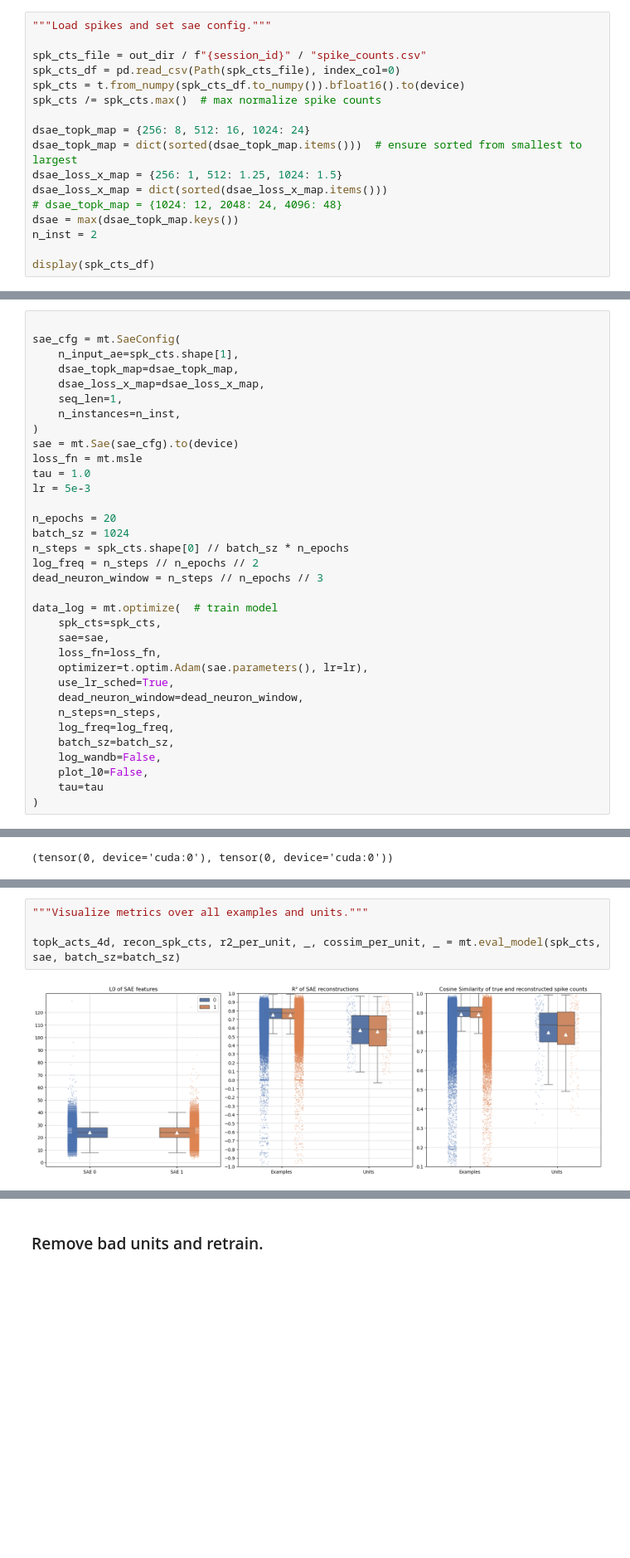
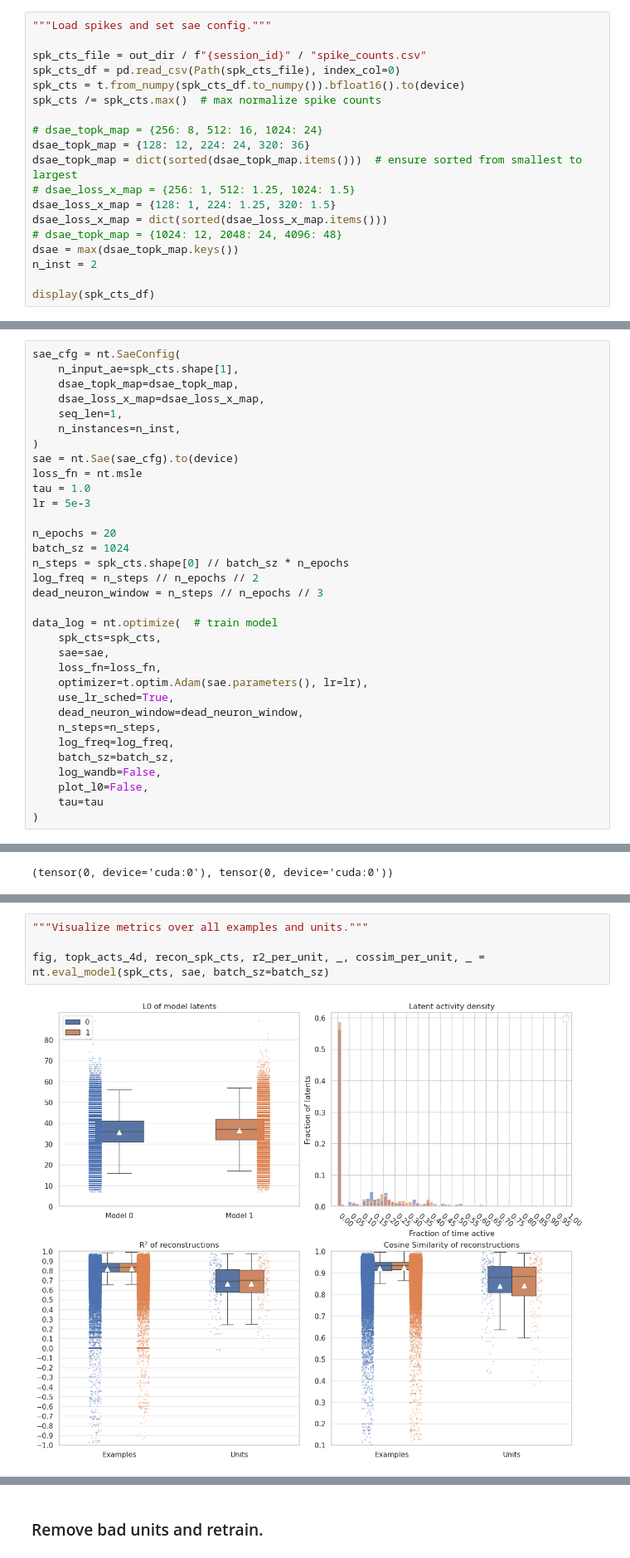
Before and after one commit to jkbhagatio/mini, a Jupyter notebook: notebooks/nldisco_msae.ipynb, the cells around one changed output, grey strips where cells are left out. Shown at 83% size. Cells and saved outputs as stored; diff of their text form; blank space fills up the shorter version.

```diff
--- a/notebooks/mini_msae.ipynb
+++ b/notebooks/nldisco_msae.ipynb
@@ -82,9 +82,11 @@ spk_cts_df = pd.read_csv(Path(spk_cts_file), index_col=0)
 spk_cts = t.from_numpy(spk_cts_df.to_numpy()).bfloat16().to(device)
 spk_cts /= spk_cts.max()  # max normalize spike counts
 
-dsae_topk_map = {256: 8, 512: 16, 1024: 24}
+# dsae_topk_map = {256: 8, 512: 16, 1024: 24}
+dsae_topk_map = {128: 12, 224: 24, 320: 36}
 dsae_topk_map = dict(sorted(dsae_topk_map.items()))  # ensure sorted from smallest to largest
-dsae_loss_x_map = {256: 1, 512: 1.25, 1024: 1.5}
+# dsae_loss_x_map = {256: 1, 512: 1.25, 1024: 1.5}
+dsae_loss_x_map = {128: 1, 224: 1.25, 320: 1.5}
 dsae_loss_x_map = dict(sorted(dsae_loss_x_map.items()))
 # dsae_topk_map = {1024: 12, 2048: 24, 4096: 48}
 dsae = max(dsae_topk_map.keys())
@@ -109,16 +111,15 @@ display(spk_cts_df)
 # %% [markdown]
 ## Train MSAE
 # %%
-
-sae_cfg = mt.SaeConfig(
+sae_cfg = nt.SaeConfig(
     n_input_ae=spk_cts.shape[1],
     dsae_topk_map=dsae_topk_map,
     dsae_loss_x_map=dsae_loss_x_map,
     seq_len=1,
     n_instances=n_inst,
 )
-sae = mt.Sae(sae_cfg).to(device)
-loss_fn = mt.msle
+sae = nt.Sae(sae_cfg).to(device)
+loss_fn = nt.msle
 tau = 1.0
 lr = 5e-3
 
@@ -128,7 +129,7 @@ n_steps = spk_cts.shape[0] // batch_sz * n_epochs
 log_freq = n_steps // n_epochs // 2
 dead_neuron_window = n_steps // n_epochs // 3
 
-data_log = mt.optimize(  # train model
+data_log = nt.optimize(  # train model
     spk_cts=spk_cts,
     sae=sae,
     loss_fn=loss_fn,
@@ -179,6 +180,6 @@ ax.legend()
 # %%
 """Visualize metrics over all examples and units."""
 
-topk_acts_4d, recon_spk_cts, r2_per_unit, _, cossim_per_unit, _ = mt.eval_model(spk_cts, sae, batch_sz=batch_sz)
+fig, topk_acts_4d, recon_spk_cts, r2_per_unit, _, cossim_per_unit, _ = nt.eval_model(spk_cts, sae, batch_sz=batch_sz)
 # %% [output]
-[figure, old version]
+[figure, new version]
```
Also changed, not shown: parts of 8 cells of this notebook, 12 other files.
